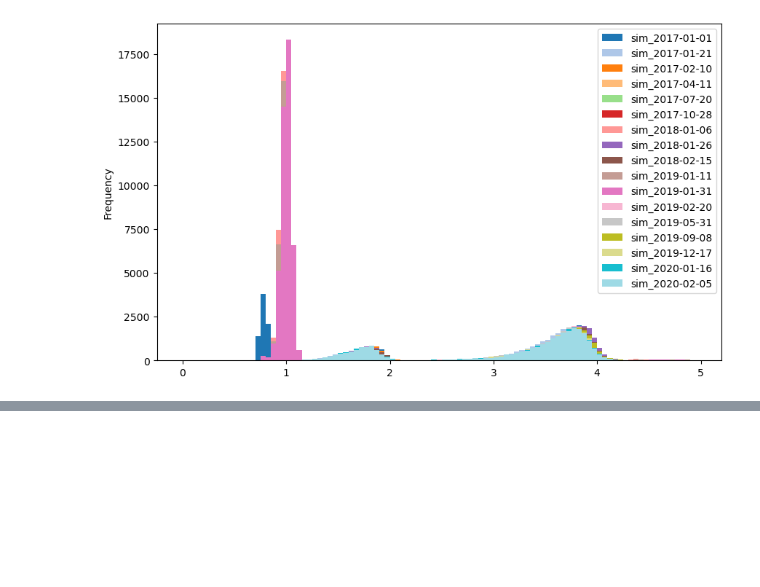
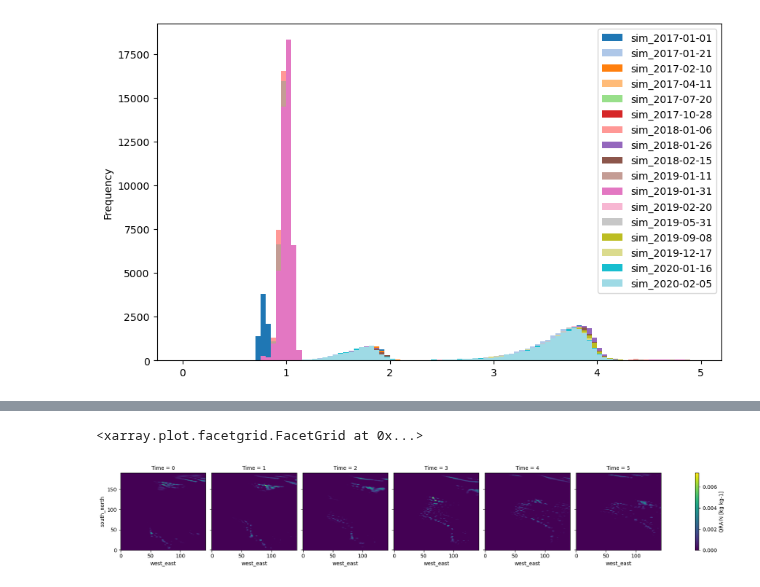
Before and after one commit to mpierzyna/otprof, a Jupyter notebook: data/nl/wrf/utils/diag.ipynb, the cells around one changed output, grey strips where cells are left out. Cells and saved outputs as stored; diff of their text form; code cells hidden in the pictures; blank space fills up the shorter version.

```diff
--- a/data/nl/wrf/utils/diag.ipynb
+++ b/data/nl/wrf/utils/diag.ipynb
@@ -71,0 +78,3 @@ dt_df.plot.hist(bins=np.arange(0, 5, .05), ax=ax, cmap="tab20")
+# %%
+wrfout_files = sorted((sims[0] / "3_wrf").glob("wrfout*"))
+wrfout_files
@@ -71,0 +84,2 @@ dt_df.plot.hist(bins=np.arange(0, 5, .05), ax=ax, cmap="tab20")
+# %%
+ds_list = [xr.load_dataset(f) for f in wrfout_files]
@@ -71,0 +88,3 @@ dt_df.plot.hist(bins=np.arange(0, 5, .05), ax=ax, cmap="tab20")
+# %%
+ds = ds_list[1]
+ds
@@ -71,0 +109,5 @@ dt_df.plot.hist(bins=np.arange(0, 5, .05), ax=ax, cmap="tab20")
+# %%
+ds["QRAIN"].sum(["bottom_top"]).plot(col="Time")
+# %% [output]
+<xarray.plot.facetgrid.FacetGrid at 0x...>
+[figure, added]
```
Also changed, not shown: parts of 10 cells of this notebook, 3 other files.
